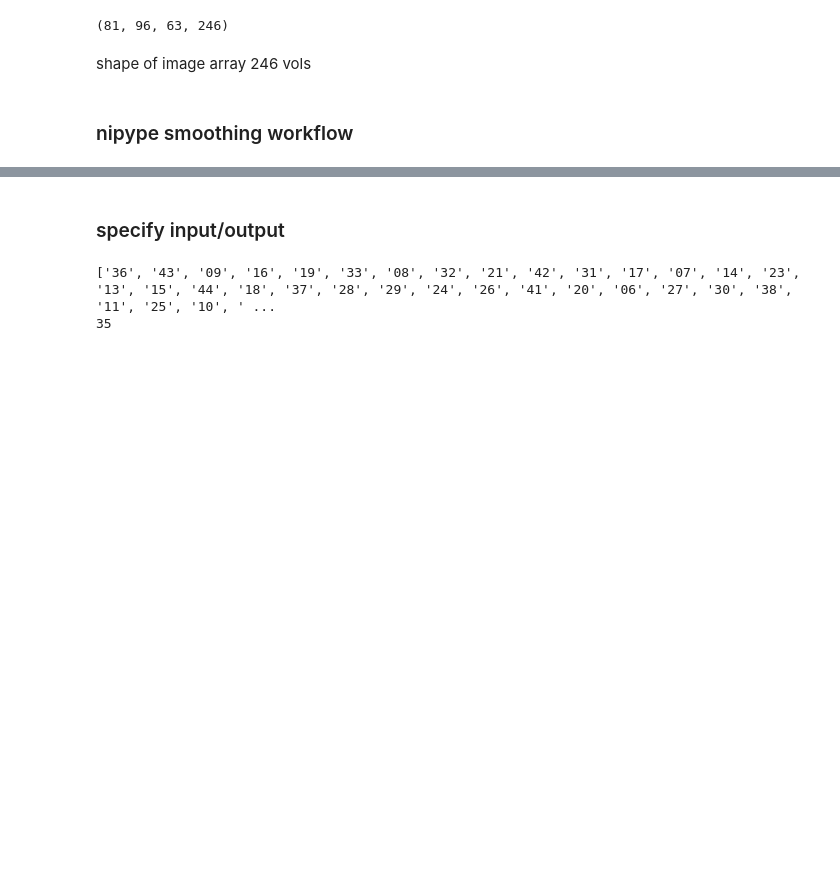
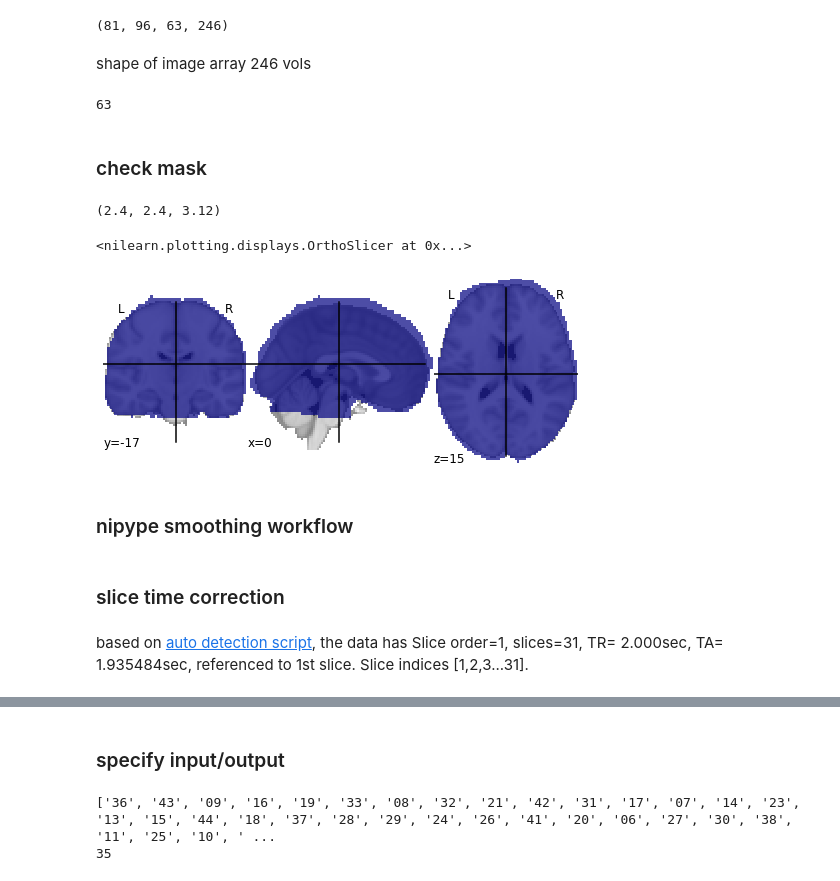
Before and after one commit to syzhang/tsl_data, a Jupyter notebook: imaging/smooth.ipynb, the cells around one changed output, grey strips where cells are left out. Saved outputs shown, nothing was run; the diff lists cells and outputs as text; code cells hidden in the pictures; blank space fills up the shorter version.

```diff
--- a/imaging/smooth.ipynb
+++ b/imaging/smooth.ipynb
@@ -33,6 +33,24 @@ print(header.get_data_shape())
 (81, 96, 63, 246)
 # %% [markdown]
 shape of image array 246 vols
+# %%
+func_img.shape[2]
+# %% [output]
+63
+# %% [markdown]
+### check mask
+# %%
+mask_img = nib.load('/data/sub-06/func/sub-06_task-tsl_run-1_space-MNI152NLin2009cAsym_desc-brain_mask.nii.gz')
+header = mask_img.header
+header.get_zooms()
+# %% [output]
+(2.4, 2.4, 3.12)
+# %%
+import nilearn.plotting
+nilearn.plotting.plot_roi(mask_img)
+# %% [output]
+<nilearn.plotting.displays.OrthoSlicer at 0x...>
+[figure, added]
 # %% [markdown]
 ### nipype smoothing workflow
 # %%
@@ -51,3 +69,7 @@ extract = Node(ExtractROI(t_min=4, t_size=-1, output_type='NIFTI'),
 # Smooth - image smoothing
 smooth = Node(Smooth(fwhm=[8,8,8]), name="smooth")
 # smooth = Node(IsotropicSmooth(fwhm=4), name='smooth')
+# %% [markdown]
+### slice time correction
+# %% [markdown]
+based on [auto detection script](https://en.wikibooks.org/wiki/SPM/Slice_Timing#cite_note-crnl-autodetect-script2-7), the data has Slice order=1, slices=31, TR= 2.000sec, TA= 1.935484sec, referenced to 1st slice. Slice indices [1,2,3...31].
```
Also changed, not shown: parts of 20 cells of this notebook, 1 other file.
